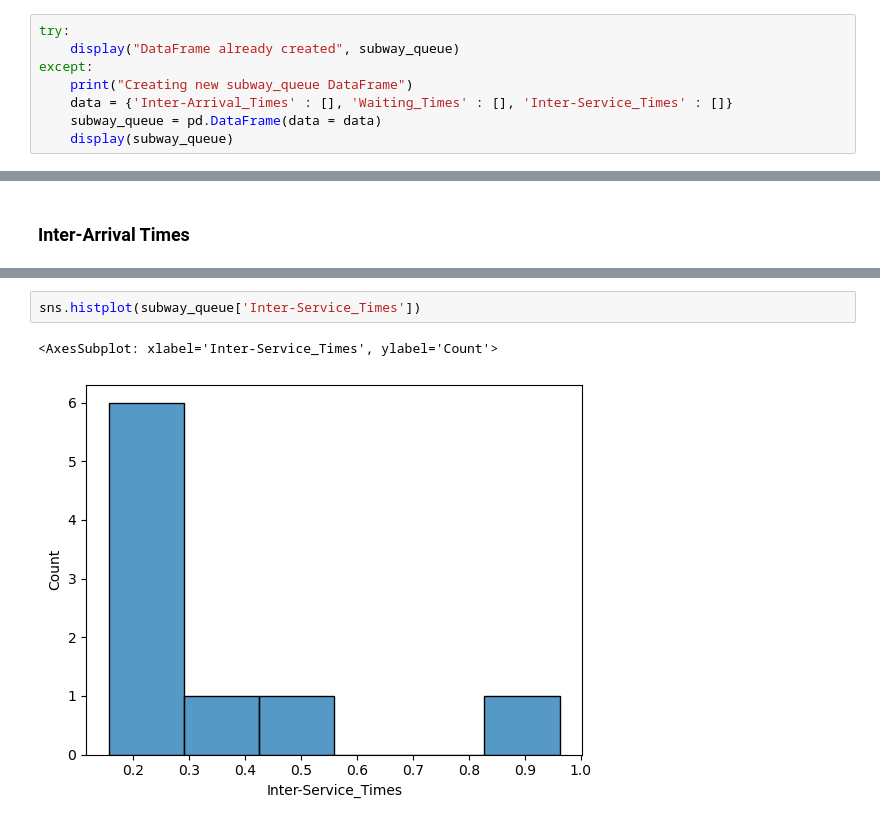
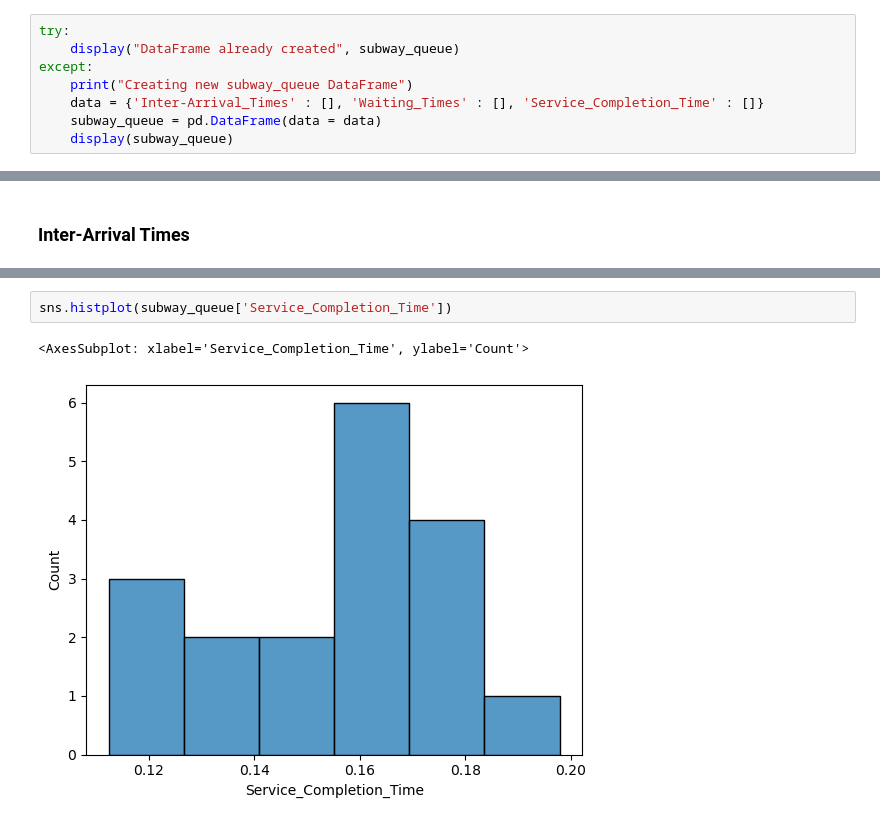
Before and after one commit to jaydenhooper/Queueing-Data-Collection-Tool, a Jupyter notebook: data-collection.ipynb, the cells around one changed output, grey strips where cells are left out. Cells and saved outputs as stored; diff of their text form.

```diff
--- a/data-collection.ipynb
+++ b/data-collection.ipynb
@@ -10,7 +10,7 @@ try:
     display("DataFrame already created", subway_queue)
 except:
     print("Creating new subway_queue DataFrame")
-    data = {'Inter-Arrival_Times' : [], 'Waiting_Times' : [], 'Inter-Service_Times' : []}
+    data = {'Inter-Arrival_Times' : [], 'Waiting_Times' : [], 'Service_Completion_Time' : []}
     subway_queue = pd.DataFrame(data = data)
     display(subway_queue)
 # %% [output]
@@ -99,5 +91,5 @@ sns.histplot(subway_queue['Waiting_Times'])
 # %%
-sns.histplot(subway_queue['Inter-Service_Times'])
+sns.histplot(subway_queue['Service_Completion_Time'])
 # %% [output]
-<AxesSubplot: xlabel='Inter-Service_Times', ylabel='Count'>
+<AxesSubplot: xlabel='Service_Completion_Time', ylabel='Count'>
-[figure, old version]
+[figure, new version]
```
Also changed, not shown: parts of 5 cells of this notebook, 1 other file.
